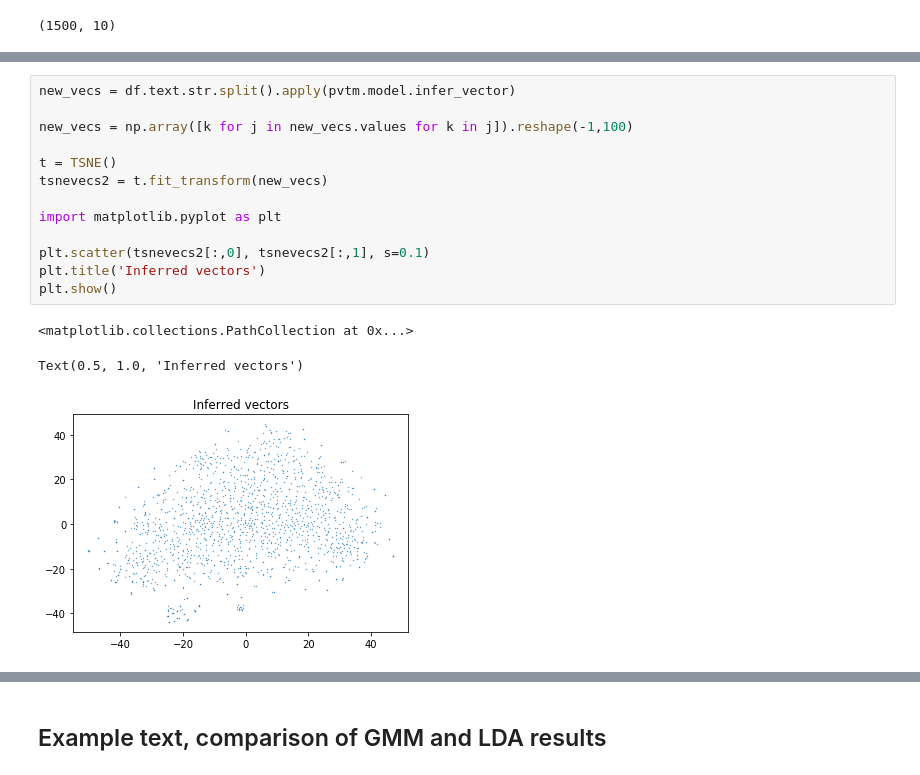
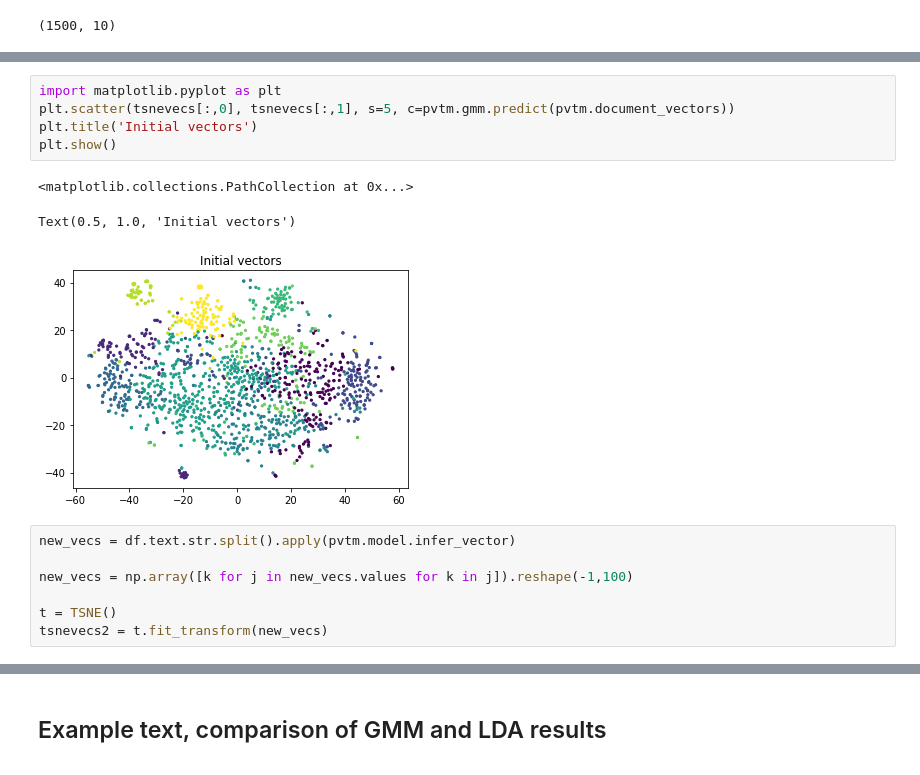
Before and after one commit to davidlenz/pvtm, a Jupyter notebook: class_PVTM.ipynb, the cells around one changed output, grey strips where cells are left out. Drawn from its saved outputs; the diff is of its cells as text.

```diff
--- a/class_PVTM.ipynb
+++ b/class_PVTM.ipynb
@@ -357,3 +387,12 @@ Text(0.5, 1.0, 'Initial vectors')
+# %%
+import matplotlib.pyplot as plt
+plt.scatter(tsnevecs[:,0], tsnevecs[:,1], s=5, c=pvtm.gmm.predict(pvtm.document_vectors))
+plt.title('Initial vectors')
+plt.show()
+# %% [output]
+<matplotlib.collections.PathCollection at 0x...>
+Text(0.5, 1.0, 'Initial vectors')
+[figure, added]
 # %%
 new_vecs = df.text.str.split().apply(pvtm.model.infer_vector)
 
@@ -361,13 +400,3 @@ new_vecs = np.array([k for j in new_vecs.values for k in j]).reshape(-1,100)
 
 t = TSNE()
 tsnevecs2 = t.fit_transform(new_vecs)
-
-import matplotlib.pyplot as plt
-
-plt.scatter(tsnevecs2[:,0], tsnevecs2[:,1], s=0.1)
-plt.title('Inferred vectors')
-plt.show()
-# %% [output]
-<matplotlib.collections.PathCollection at 0x...>
-Text(0.5, 1.0, 'Inferred vectors')
-[figure, removed]
```
Also changed, not shown: parts of 24 cells of this notebook.
